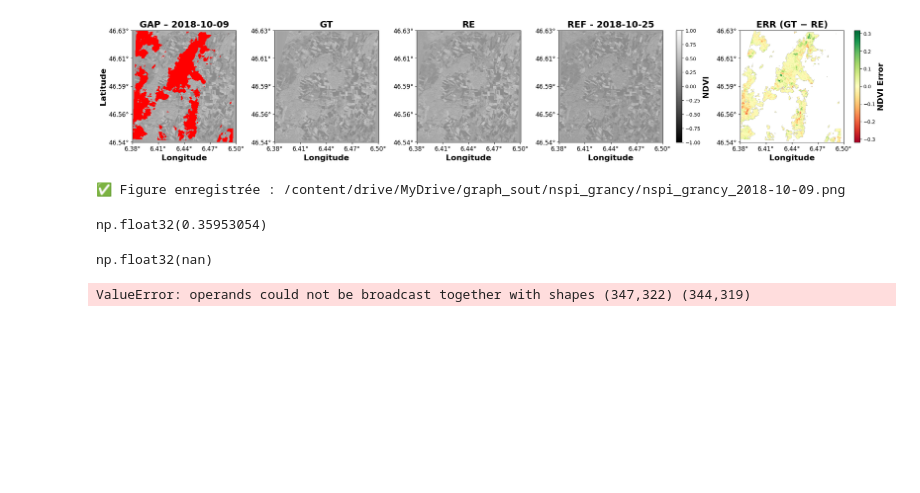
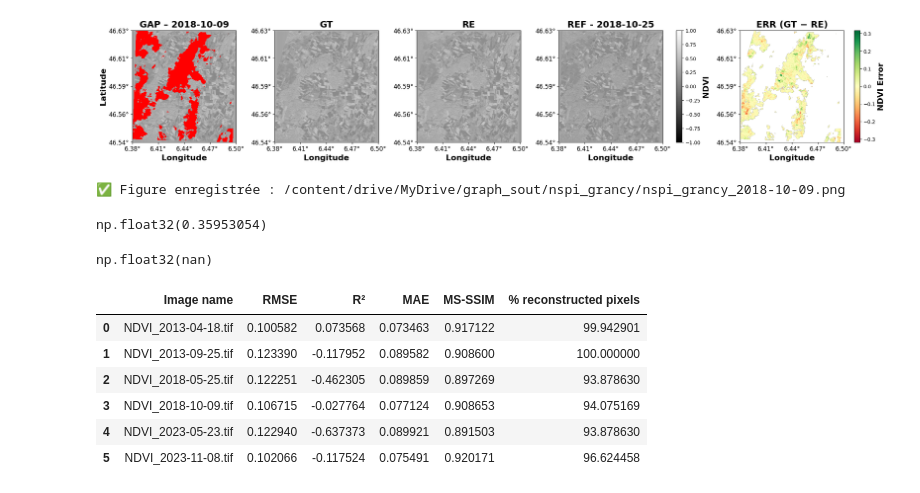
Before and after one commit to larasauser/master, a Jupyter notebook: metrics_soutenance.ipynb, the cells around one changed output. Saved outputs shown, nothing was run; the diff lists cells and outputs as text; code cells hidden in the pictures; blank space fills up the shorter version.

```diff
--- a/metrics_soutenance.ipynb
+++ b/metrics_soutenance.ipynb
@@ -448,11 +458,14 @@ hole_dir = '/content/drive/MyDrive/QS_grancy/NDVI_grancy_holes'
 gt_dir = '/content/drive/MyDrive/QS_grancy/NDVI_grancy_full'
 recon_dir = '/content/drive/MyDrive/QS_grancy/QS_g_out'
 
+gap_raw_dir = '/content/drive/MyDrive/ndvi_grancy_landsat_original'
+
 
 # === Liste des fichiers ===
 hole_files = sorted(glob(os.path.join(hole_dir, '*.tif')))
 gt_files = sorted(glob(os.path.join(gt_dir, '*.tif')))
 recon_files = sorted(glob(os.path.join(recon_dir, '*.tif')))  # <-- changé ici
+gap_raw = sorted(glob(os.path.join(gap_raw_dir, '*.tif')))
 
 # === Fonctions utilitaires ===
 def read_tif_with_meta(path):
@@ -474,11 +487,9 @@ def resample_to_match(source_arr, source_meta, target_meta):
         resampling=Resampling.bilinear
     )
     return dst_arr
-
 # === Fonction métriques ===
 def evaluate_metrics(gt_img, recon_img, gap_mask, image_name):
-    gap_raw, gap_raw_meta = read_tif_with_meta(gap_raw_files[i])
-    valid_mask = gap_mask & ~np.isnan(gt_img) & ~np.isnan(recon_img) & ~np.isnan(gap_raw)
+    valid_mask = gap_mask & ~np.isnan(gt_img) & ~np.isnan(recon_img) & ~np.isnan(gap_raw_resampled)
     if np.sum(valid_mask) == 0:
         return pd.DataFrame([{
             'Image name': image_name,
@@ -526,31 +537,43 @@ all_results = []
 for hole_path in hole_files:
 
     fname = os.path.basename(hole_path)
     date_str = fname.replace('NDVI_', '').replace('.tif', '')
 
     # Lecture hole
     hole_img, hole_meta = read_tif_with_meta(hole_path)
 
     # Lecture GT (matching date)
     gt_path = [f for f in gt_files if date_str in os.path.basename(f)][0]
     gt_img, gt_meta = read_tif_with_meta(gt_path)
     gt_resampled = resample_to_match(gt_img, gt_meta, hole_meta)
 
+
     # Lecture reconstruction (matching date = nouveau nom)
     recon_path = [f for f in recon_files if date_str in os.path.basename(f)][0]
     recon_img, recon_meta = read_tif_with_meta(recon_path)
     recon_resampled = resample_to_match(recon_img, recon_meta, hole_meta)
+
+    #lecture gap_raw, truc pas imputé original
+    gap_raw_path = [f for f in gap_raw if date_str in os.path.basename(f)][0]
+    gap_raw_img, gap_raw_meta = read_tif_with_meta(gap_raw_path)
+    gap_raw_resampled = resample_to_match(gap_raw_img, gap_raw_meta, hole_meta)
 
     # Mask trous
     gap_mask = np.isnan(hole_img)
 
     # Calcul metrics
     df = evaluate_metrics(gt_resampled, recon_resampled, gap_mask, fname)
     all_results.append(df)
 
 # Table finale
 metrics_table = pd.concat(all_results, ignore_index=True)
 metrics_table
 #df
 # %% [output]
-ValueError: operands could not be broadcast together with shapes (347,322) (344,319)
+|  | Image name | RMSE | R² | MAE | MS-SSIM | % reconstructed pixels |
+| 0 | NDVI_2013-04-18.tif | 0.100582 | 0.073568 | 0.073463 | 0.917122 | 99.942901 |
+| 1 | NDVI_2013-09-25.tif | 0.123390 | -0.117952 | 0.089582 | 0.908600 | 100.000000 |
+| 2 | NDVI_2018-05-25.tif | 0.122251 | -0.462305 | 0.089859 | 0.897269 | 93.878630 |
+| 3 | NDVI_2018-10-09.tif | 0.106715 | -0.027764 | 0.077124 | 0.908653 | 94.075169 |
+| 4 | NDVI_2023-05-23.tif | 0.122940 | -0.637373 | 0.089921 | 0.891503 | 93.878630 |
+| 5 | NDVI_2023-11-08.tif | 0.102066 | -0.117524 | 0.075491 | 0.920171 | 96.624458 |
```
Also changed, not shown: parts of 1 cell of this notebook.
